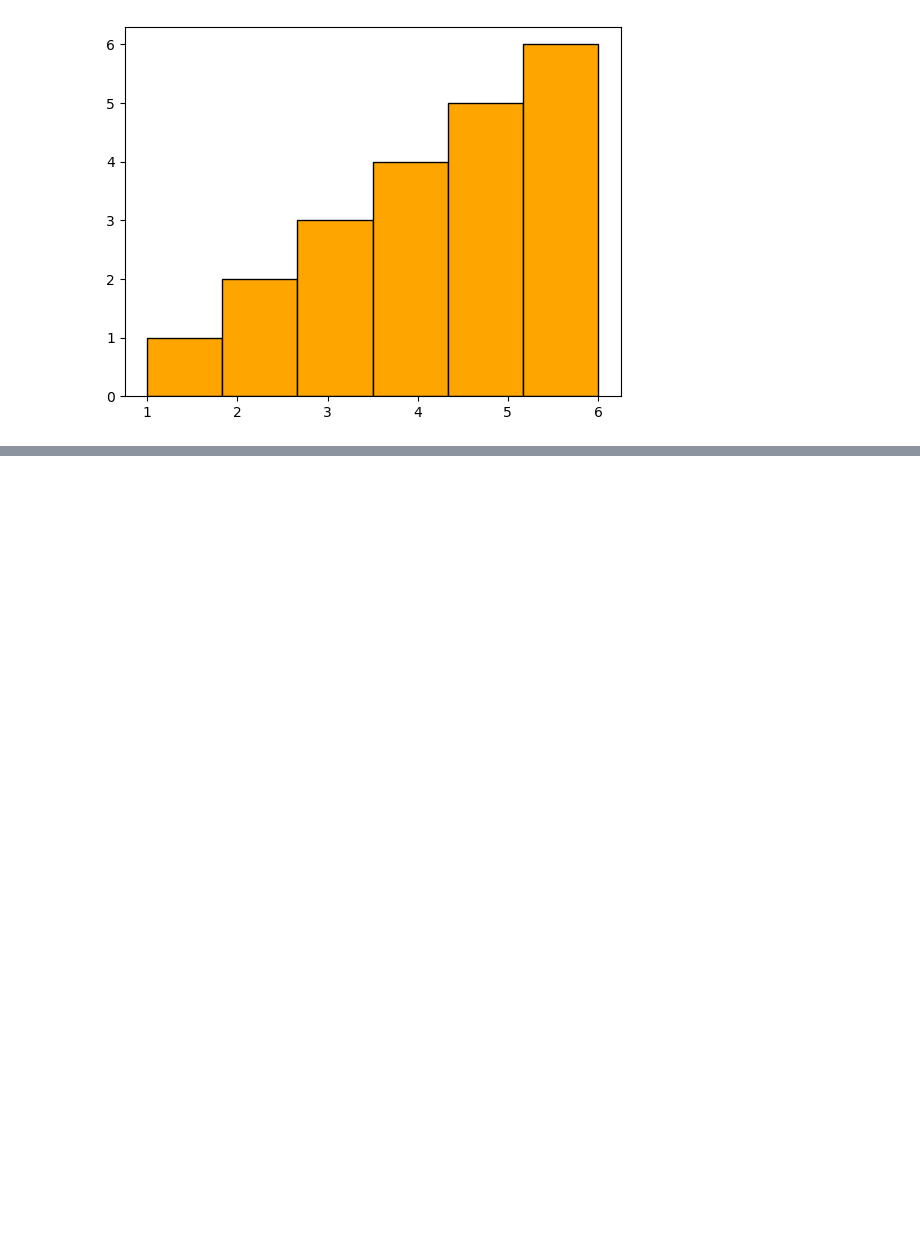
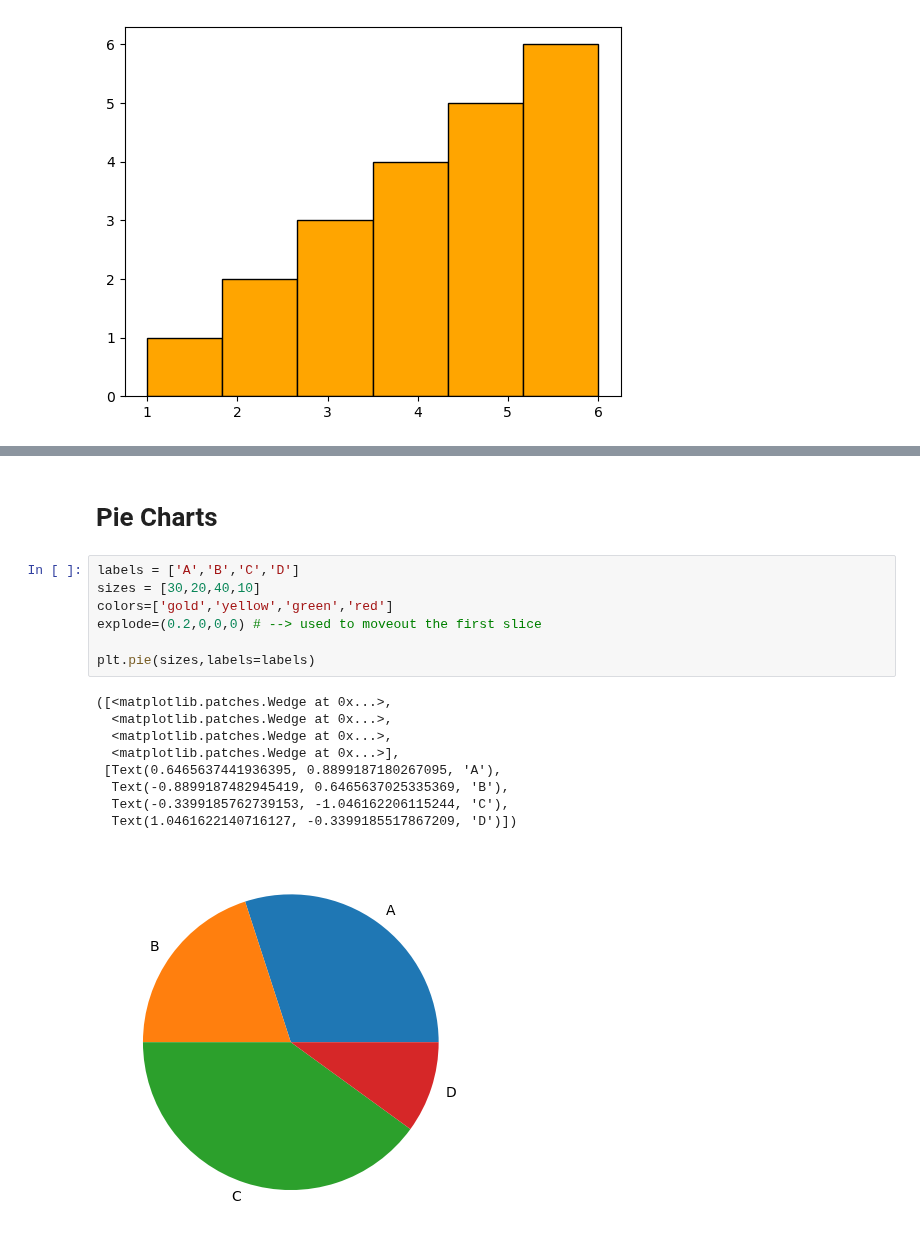
Before and after one commit to vaibhavgaikwad2/Machine-learning-course, a Jupyter notebook: 1)Notes/10-Data Analysis/Matplotlib.ipynb, the cells around one changed output, grey strips where cells are left out. Saved outputs shown, nothing was run; the diff lists cells and outputs as text; blank space fills up the shorter version.

```diff
--- a/1)Notes/10-Data Analysis/Matplotlib.ipynb
+++ b/1)Notes/10-Data Analysis/Matplotlib.ipynb
@@ -130,0 +143,19 @@ plt.hist(data,bins=6,color='orange',edgecolor='black')
+# %% [markdown]
+# Pie Charts
+# %%
+labels = ['A','B','C','D']
+sizes = [30,20,40,10]
+colors=['gold','yellow','green','red']
+explode=(0.2,0,0,0) # --> used to moveout the first slice
+
+plt.pie(sizes,labels=labels)
+# %% [output]
+([<matplotlib.patches.Wedge at 0x...>,
+  <matplotlib.patches.Wedge at 0x...>,
+  <matplotlib.patches.Wedge at 0x...>,
+  <matplotlib.patches.Wedge at 0x...>],
+ [Text(0.6465637441936395, 0.8899187180267095, 'A'),
+  Text(-0.8899187482945419, 0.6465637025335369, 'B'),
+  Text(-0.3399185762739153, -1.046162206115244, 'C'),
+  Text(1.0461622140716127, -0.3399185517867209, 'D')])
+[figure, added]
```
Also changed, not shown: parts of 4 cells of this notebook.
